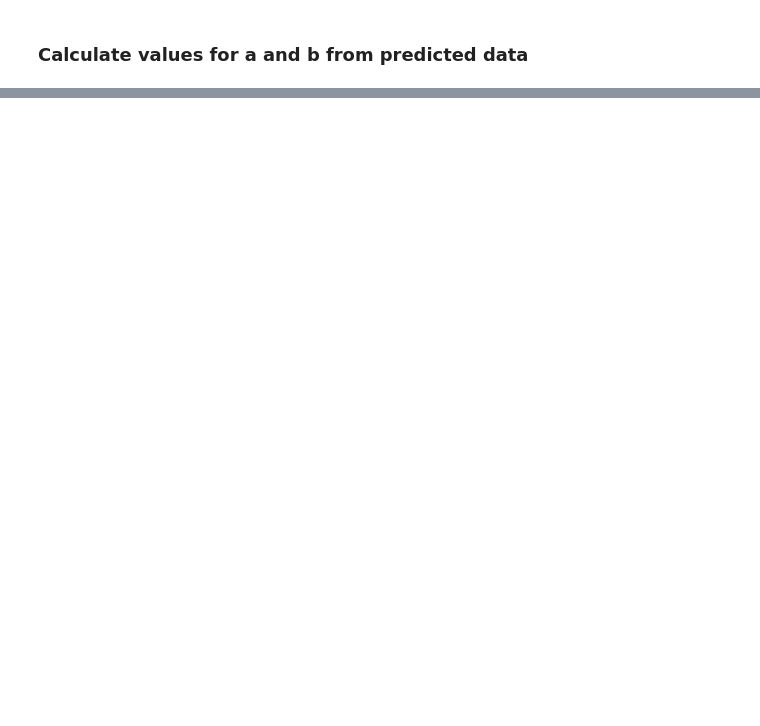
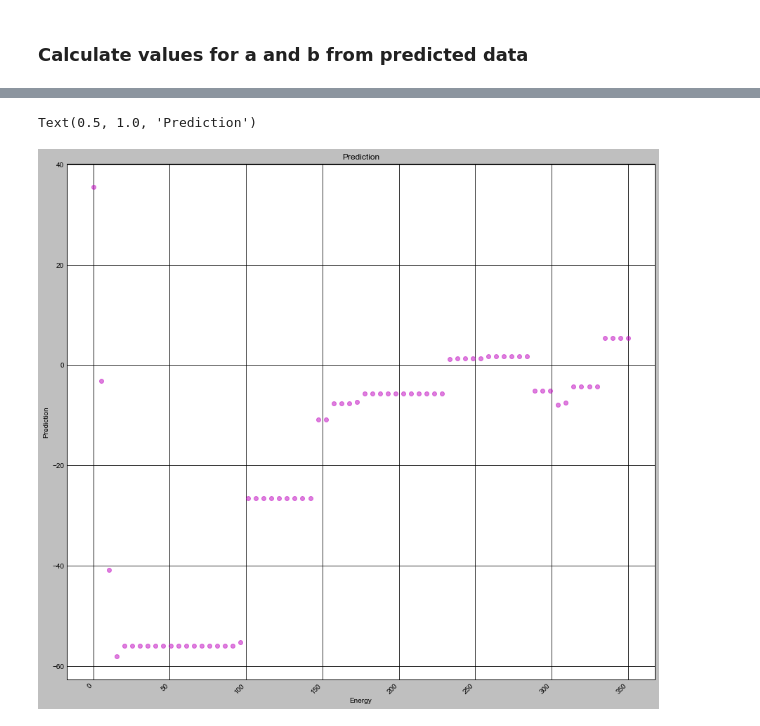
Before and after one commit to Steviered19/Scattering_Random_Forest, a Jupyter notebook: SGT_Training.ipynb, the cells around one changed output, grey strips where cells are left out. Saved outputs shown, nothing was run; the diff lists cells and outputs as text; code cells hidden in the pictures; blank space fills up the shorter version.

Commit message:
readded predictons for combined random forest.

```diff
--- a/SGT_Training.ipynb
+++ b/SGT_Training.ipynb
@@ -343,0 +331,9 @@ Cell runtime: 0.0 days, 0.0 hours, 0.0 minutes, 0.15845298767089844 seconds
+# %%
+fig, (ax4) = plt.subplots(nrows=1, ncols=1, figsize = (15,15))
+fig.autofmt_xdate(rotation = 45)
+#plot 4
+ax4.plot(E, np_sgtt_predict, 'mo', alpha=0.5)
+ax4.set_xlabel('Energy'); ax4.set_ylabel('Prediction'); ax4.set_title('Prediction')
+# %% [output]
+Text(0.5, 1.0, 'Prediction')
+[figure, added]
```
Also changed, not shown: parts of 5 cells of this notebook, 3 other files.
